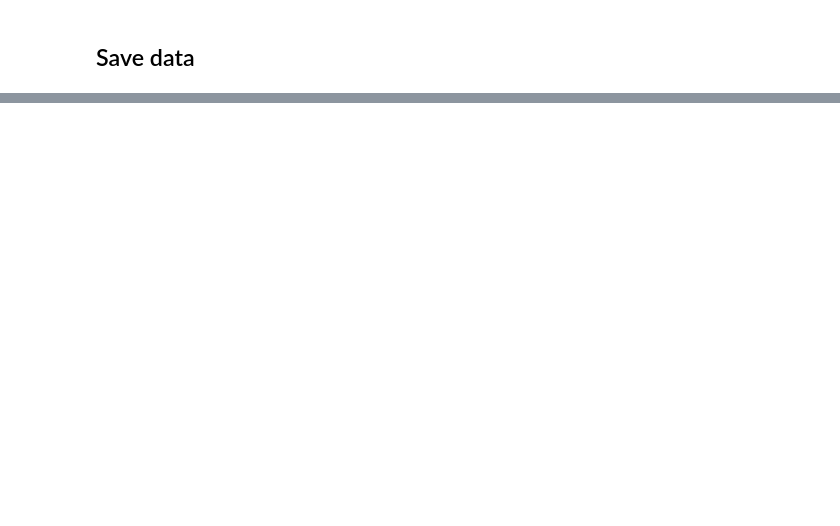
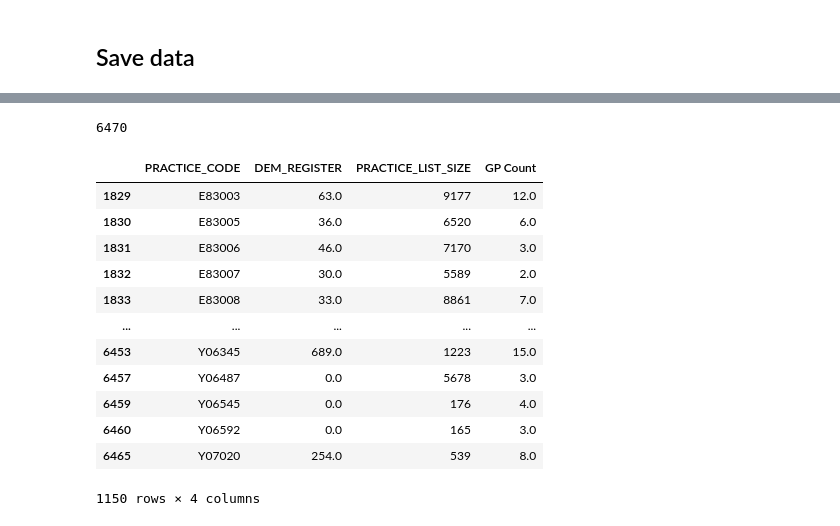
Before and after one commit to Bea-Taylor/DifDem_inequalities, a Jupyter notebook: nbs/core/02b_LAD_and_GP_intersections.ipynb, the cells around one changed output, grey strips where cells are left out. Drawn from its saved outputs; the diff is of its cells as text; code cells hidden in the pictures; blank space fills up the shorter version.

```diff
--- a/nbs/core/02b_LAD_and_GP_intersections.ipynb
+++ b/nbs/core/02b_LAD_and_GP_intersections.ipynb
@@ -328,0 +410,4 @@ df_LAD_GP.to_csv(const.output_path+'/GP_LAD_inter_GP_count.csv', index=False)
+# %%
+len(df_QOF_dem)
+# %% [output]
+6470
@@ -328,0 +418,16 @@ df_LAD_GP.to_csv(const.output_path+'/GP_LAD_inter_GP_count.csv', index=False)
+# %%
+with_GP_count
+# %% [output]
+|  | PRACTICE_CODE | DEM_REGISTER | PRACTICE_LIST_SIZE | GP Count |
+| 1829 | E83003 | 63.0 | 9177 | 12.0 |
+| 1830 | E83005 | 36.0 | 6520 | 6.0 |
+| 1831 | E83006 | 46.0 | 7170 | 3.0 |
+| 1832 | E83007 | 30.0 | 5589 | 2.0 |
+| 1833 | E83008 | 33.0 | 8861 | 7.0 |
+| ... | ... | ... | ... | ... |
+| 6453 | Y06345 | 689.0 | 1223 | 15.0 |
+| 6457 | Y06487 | 0.0 | 5678 | 3.0 |
+| 6459 | Y06545 | 0.0 | 176 | 4.0 |
+| 6460 | Y06592 | 0.0 | 165 | 3.0 |
+| 6465 | Y07020 | 254.0 | 539 | 8.0 |
+1150 rows × 4 columns
```
Also changed, not shown: parts of 11 cells of this notebook.
